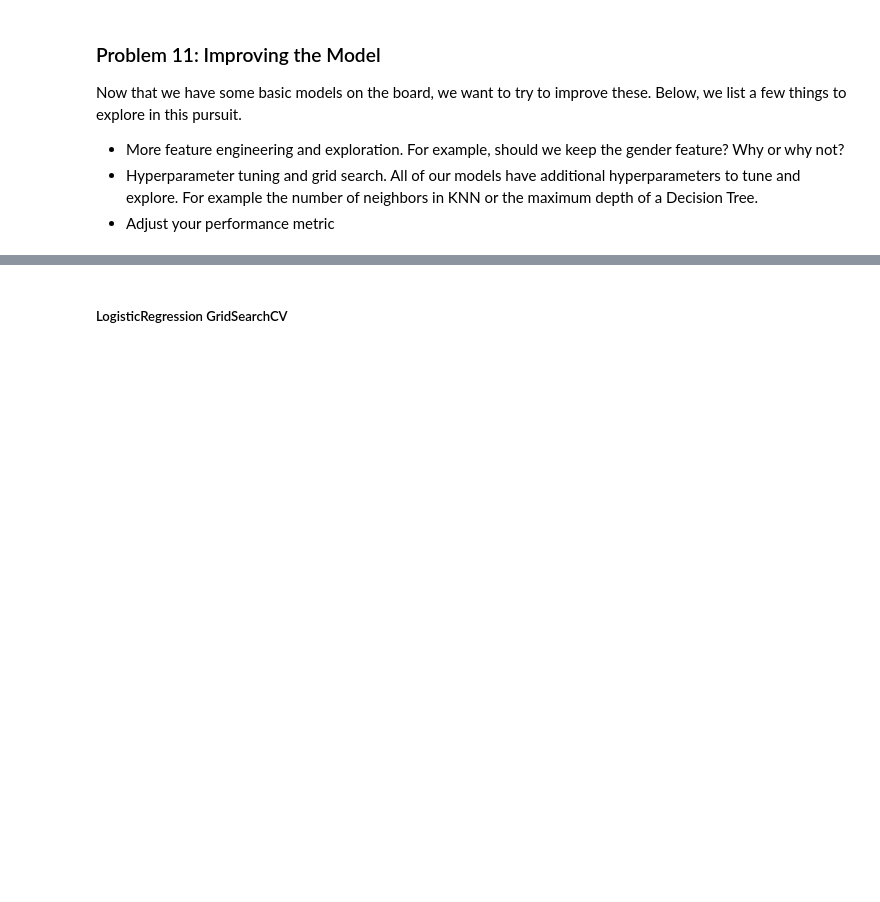
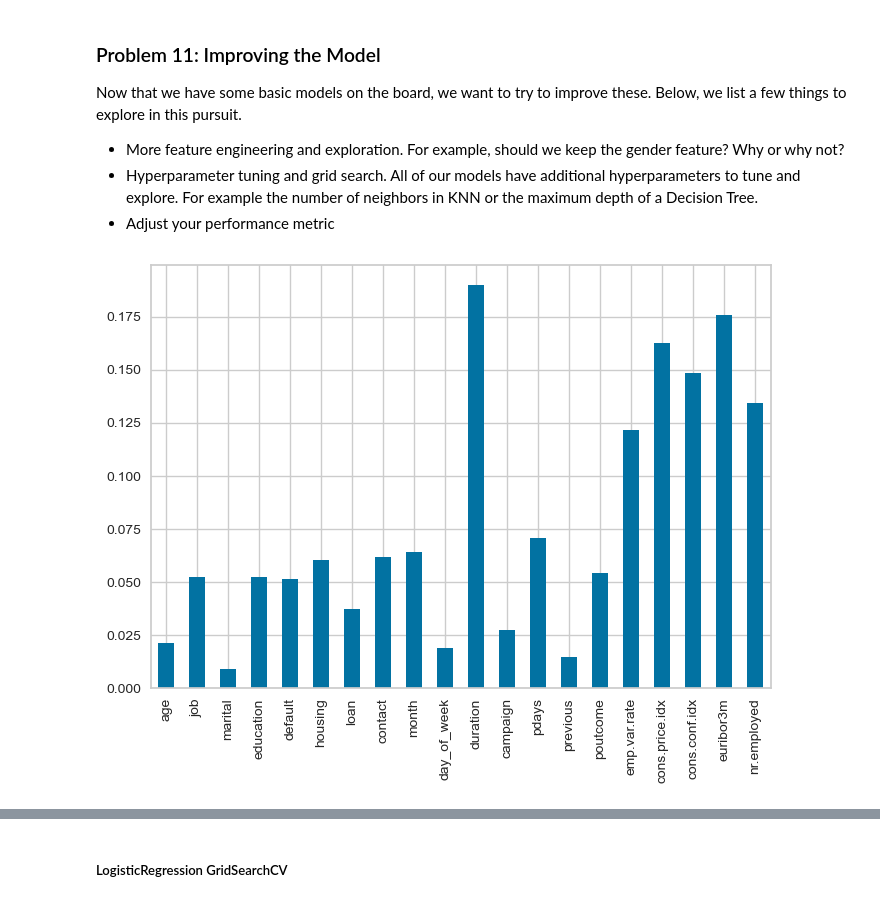
Before and after one commit to vandavilli/My-AIML-Portfolio, a Jupyter notebook: Application-5/prompt_III_va.ipynb, the cells around one changed output, grey strips where cells are left out. Cells and saved outputs as stored; diff of their text form; code cells hidden in the pictures; blank space fills up the shorter version.

```diff
--- a/Application-5/prompt_III_va.ipynb
+++ b/Application-5/prompt_III_va.ipynb
@@ -536,3 +536,14 @@ Now that we have some basic models on the board, we want to try to improve these
 - More feature engineering and exploration.  For example, should we keep the gender feature?  Why or why not?
 - Hyperparameter tuning and grid search.  All of our models have additional hyperparameters to tune and explore.  For example the number of neighbors in KNN or the maximum depth of a Decision Tree.
 - Adjust your performance metric
+# %%
+### Feature selection
+from sklearn.feature_selection import mutual_info_classif
+import matplotlib.pyplot as plt
+%matplotlib inline
+imp = mutual_info_classif(X_train,y_train)
+feature_imp = pd.Series(imp,X_train.columns[0:len(X_train.columns)])
+feature_imp.plot(kind = 'bar')
+plt.show()
+# %% [output]
+[figure, added]
```
Also changed, not shown: parts of 1 cell of this notebook.
